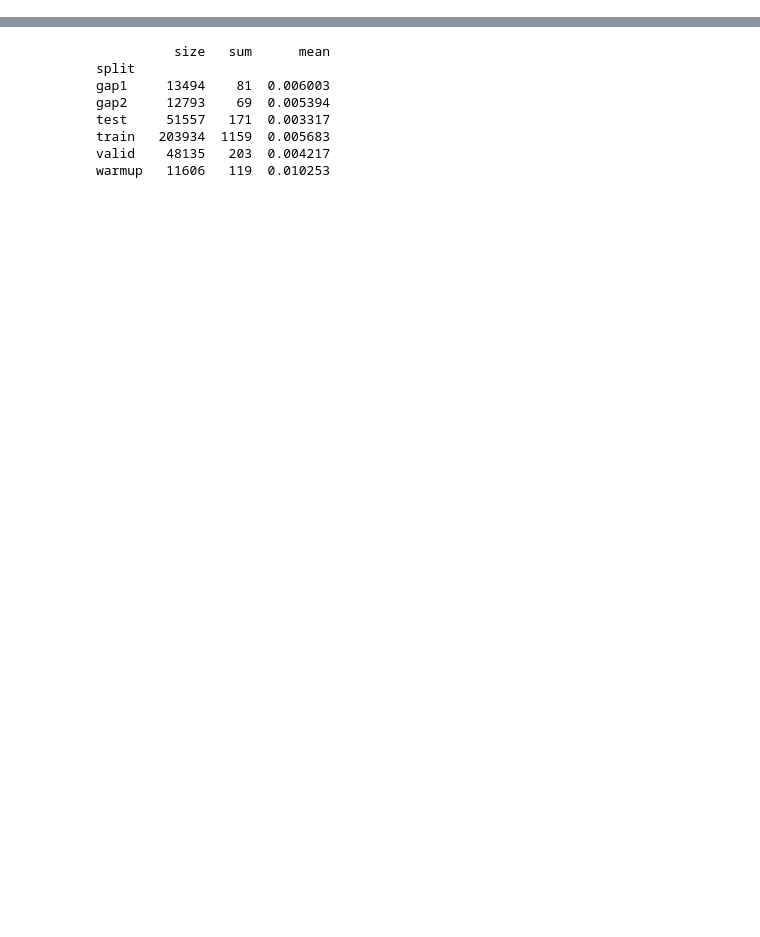
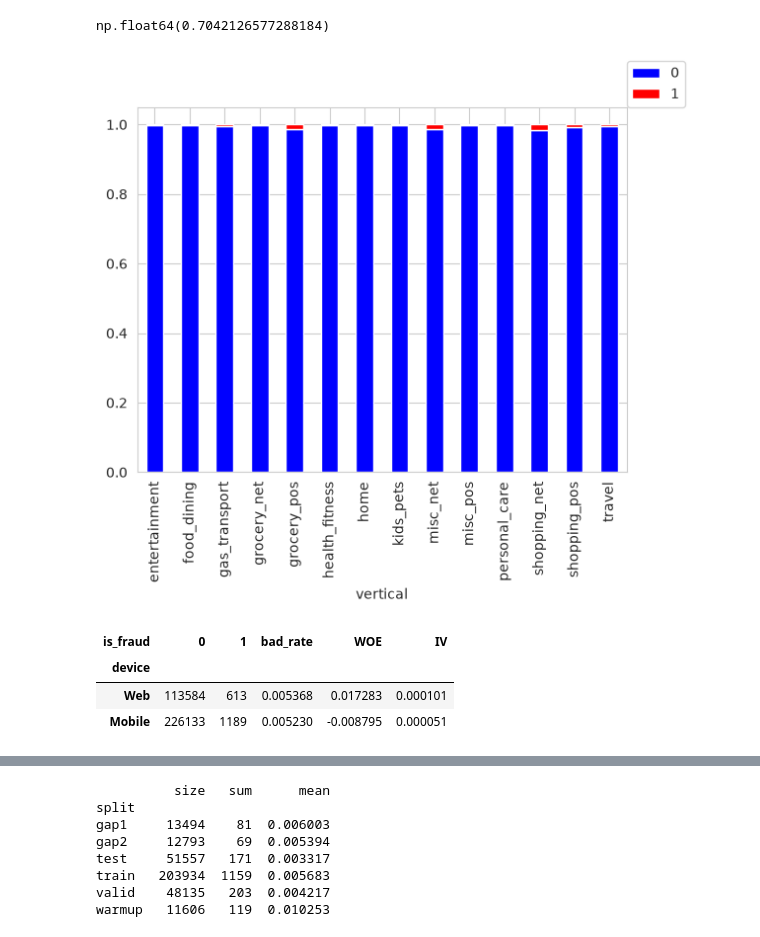
Before and after one commit to bmservilha/nuvemshop_case, a Jupyter notebook: notebooks/1_EDA.ipynb, the cells around one changed output, grey strips where cells are left out. Saved outputs shown, nothing was run; the diff lists cells and outputs as text; code cells hidden in the pictures; blank space fills up the shorter version.

```diff
--- a/notebooks/1_EDA.ipynb
+++ b/notebooks/1_EDA.ipynb
@@ -94,0 +562,23 @@ plt.show()
+# %%
+vertical_iv_woe['IV'].sum()
+# %% [output]
+np.float64(0.7042126577288184)
+# %%
+def plot_target_category(df:pd.DataFrame, category:str, target:str) -> None:
+    aux = df.groupby([category, target])['txn_id'].count().unstack()
+    aux1 = aux.div(aux.sum(axis=1), axis=0)
+    aux1.plot(kind='bar', stacked=True, color=['b','r'])
+    plt.legend([0,1], loc=[1,1])
+    plt.plot()
+# %%
+plot_target_category(raw, 'vertical', 'is_fraud')
+# %% [output]
+[figure, added]
+# %%
+device_iv_woe = iv_woe_category(raw, 'device', 'is_fraud')
+device_iv_woe.sort_values('WOE', ascending=False)
+# %% [output]
+| is_fraud | 0 | 1 | bad_rate | WOE | IV |
+| device |  |  |  |  |  |
+| Web | 113584 | 613 | 0.005368 | 0.017283 | 0.000101 |
+| Mobile | 226133 | 1189 | 0.005230 | -0.008795 | 0.000051 |
```
Also changed, not shown: parts of 49 cells of this notebook, 2 other files.
